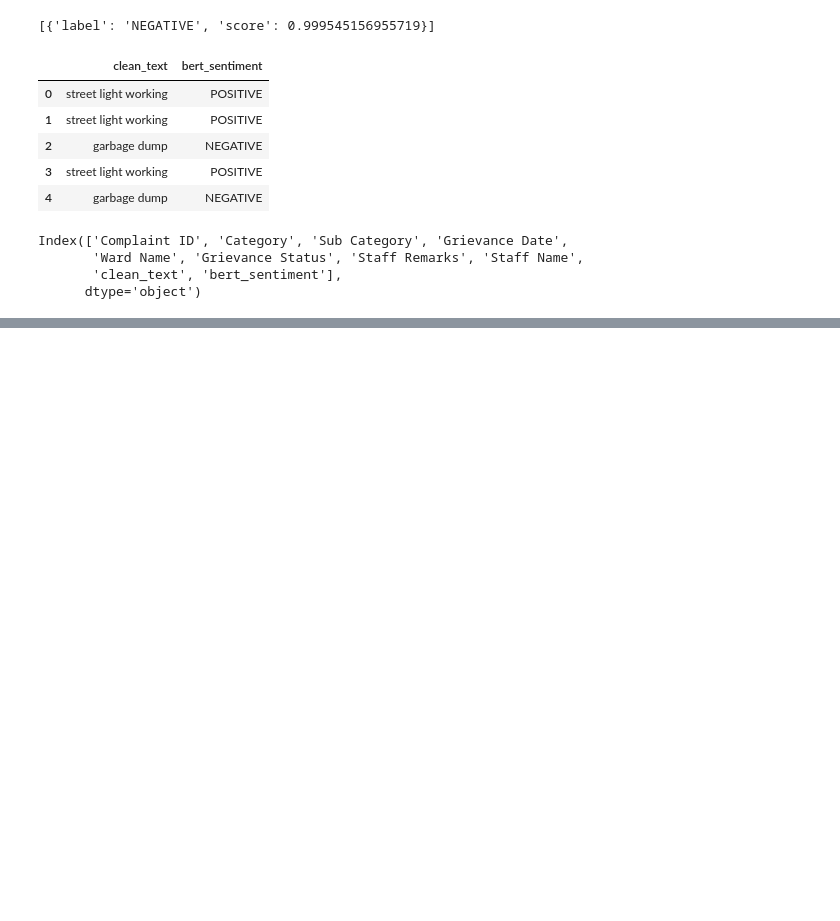
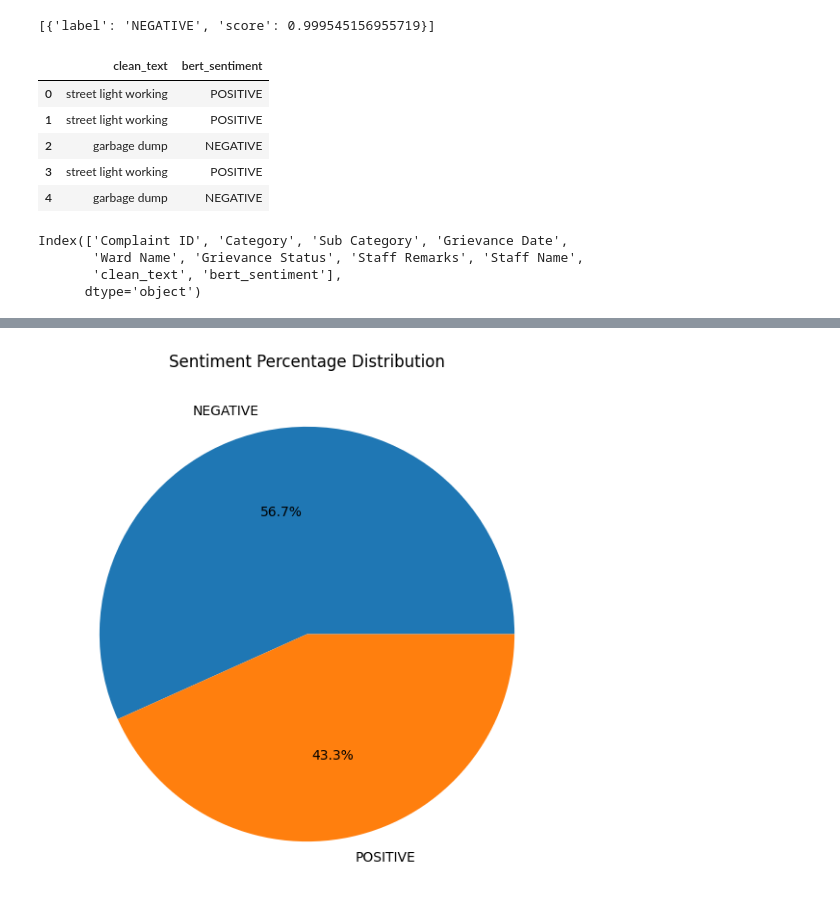
Before and after one commit to liyajasminn/AI-Citizen-Grievance-System, a Jupyter notebook: week3.ipynb, the cells around one changed output, grey strips where cells are left out. Cells and saved outputs as stored; diff of their text form; code cells hidden in the pictures; blank space fills up the shorter version.

```diff
--- a/week3.ipynb
+++ b/week3.ipynb
@@ -257,0 +268,14 @@ Index(['Complaint ID', 'Category', 'Sub Category', 'Grievance Date',
+# %%
+df['bert_sentiment'].value_counts().plot(
+    kind='pie',
+    autopct='%1.1f%%',
+    figsize=(7,7)
+)
+
+plt.title("Sentiment Percentage Distribution")
+
+plt.ylabel("")
+
+plt.show()
+# %% [output]
+[figure, added]
```
Also changed, not shown: parts of 1 cell of this notebook.
